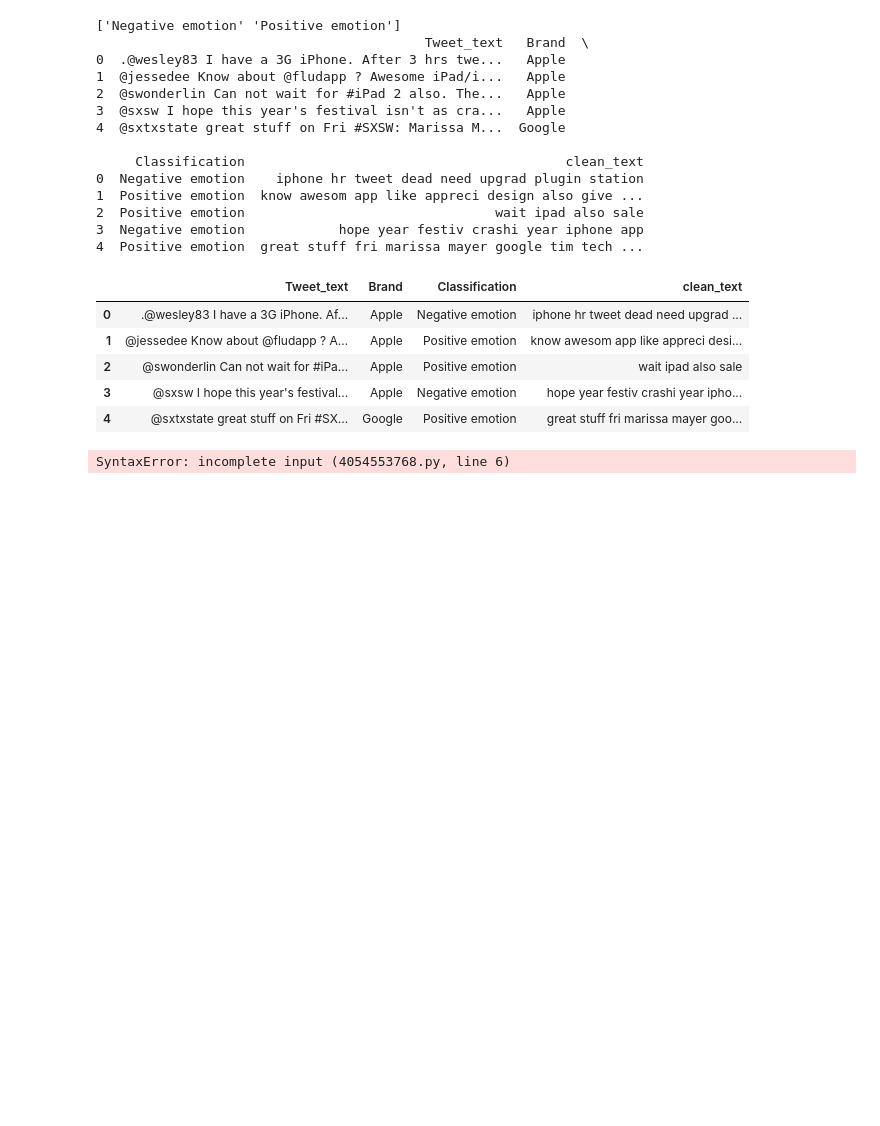
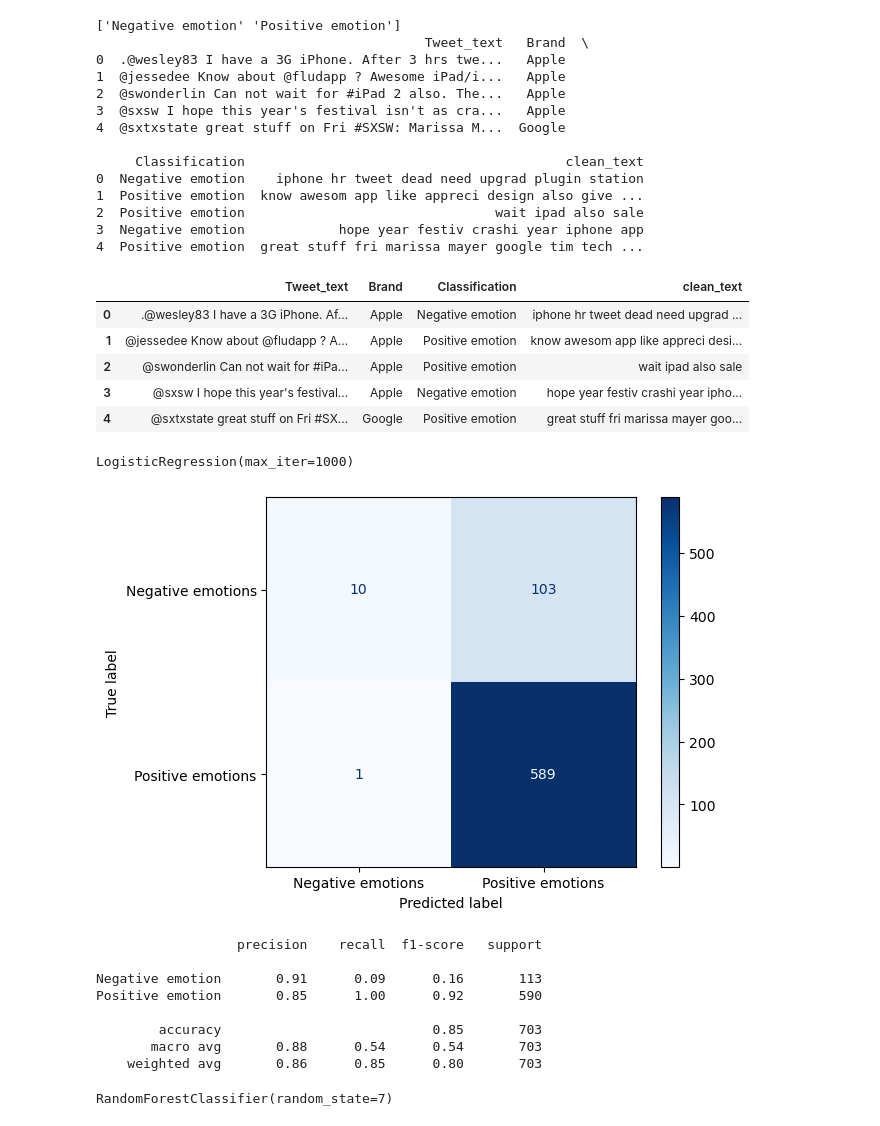
Before and after one commit to stephenjilani8-eng/Twitter_Emotions_NLP_Project, a Jupyter notebook: Twitter_Emotions_NLP.ipynb, the cells around one changed output. Cells and saved outputs as stored; diff of their text form; code cells hidden in the pictures; blank space fills up the shorter version.

```diff
--- a/Twitter_Emotions_NLP.ipynb
+++ b/Twitter_Emotions_NLP.ipynb
@@ -545,8 +545,54 @@ df_multi.head()
 #Splitting my data for the binary classification into X and Y. The feature is going to be the 'clean text' column and the target will be the
 #'classification'
 
-X_train,X_test, y_train, y_test = tran_test_split(
-    df_binary['Clean_text'],
-    df_binary['Classification']
+X_train,X_test, y_train, y_test = train_test_split(
+    df_binary['clean_text'],
+    df_binary['Classification'],
+    test_size = 0.2,
+    random_state = 42,
+    stratify = df_binary['Classification']
+)
-# %% [output]
-SyntaxError: incomplete input (4054553768.py, line 6)
+# %%
+#Feature engineering using TF-IDF. This is to convert the text data into numerical format
+vectorize =TfidfVectorizer()
+X_train_vec = vectorize.fit_transform(X_train)
+X_test_vec = vectorize.transform(X_test)
+# %%
+#Logistic regression as the base model
+log_model = LogisticRegression(max_iter=1000)
+log_model.fit(X_train_vec, y_train)
+# %% [output]
+LogisticRegression(max_iter=1000)
+# %%
+#Making predictions with the base model
+y_pred_log = log_model.predict(X_test_vec)
+# %%
+#Model Evaluation
+from sklearn.metrics import confusion_matrix, ConfusionMatrixDisplay
+
+cm = confusion_matrix(y_test, y_pred_log)
+
+display = ConfusionMatrixDisplay(confusion_matrix = cm, display_labels=["Negative emotions", "Positive emotions"])
+display.plot(cmap=plt.cm.Blues)
+plt.show()
+
+print(classification_report(y_test, y_pred_log))
+# %% [output]
+[figure, added]
+                  precision    recall  f1-score   support
+
+Negative emotion       0.91      0.09      0.16       113
+Positive emotion       0.85      1.00      0.92       590
+
+        accuracy                           0.85       703
+       macro avg       0.88      0.54      0.54       703
+    weighted avg       0.86      0.85      0.80       703
+# %%
+#Second model is the random forests
+
+from sklearn.ensemble import RandomForestClassifier
+
+rand_forest = RandomForestClassifier(n_estimators=100, random_state=7)
+rand_forest.fit(X_train_vec, y_train)
+# %% [output]
+RandomForestClassifier(random_state=7)
```
Also changed, not shown: parts of 10 cells of this notebook.
